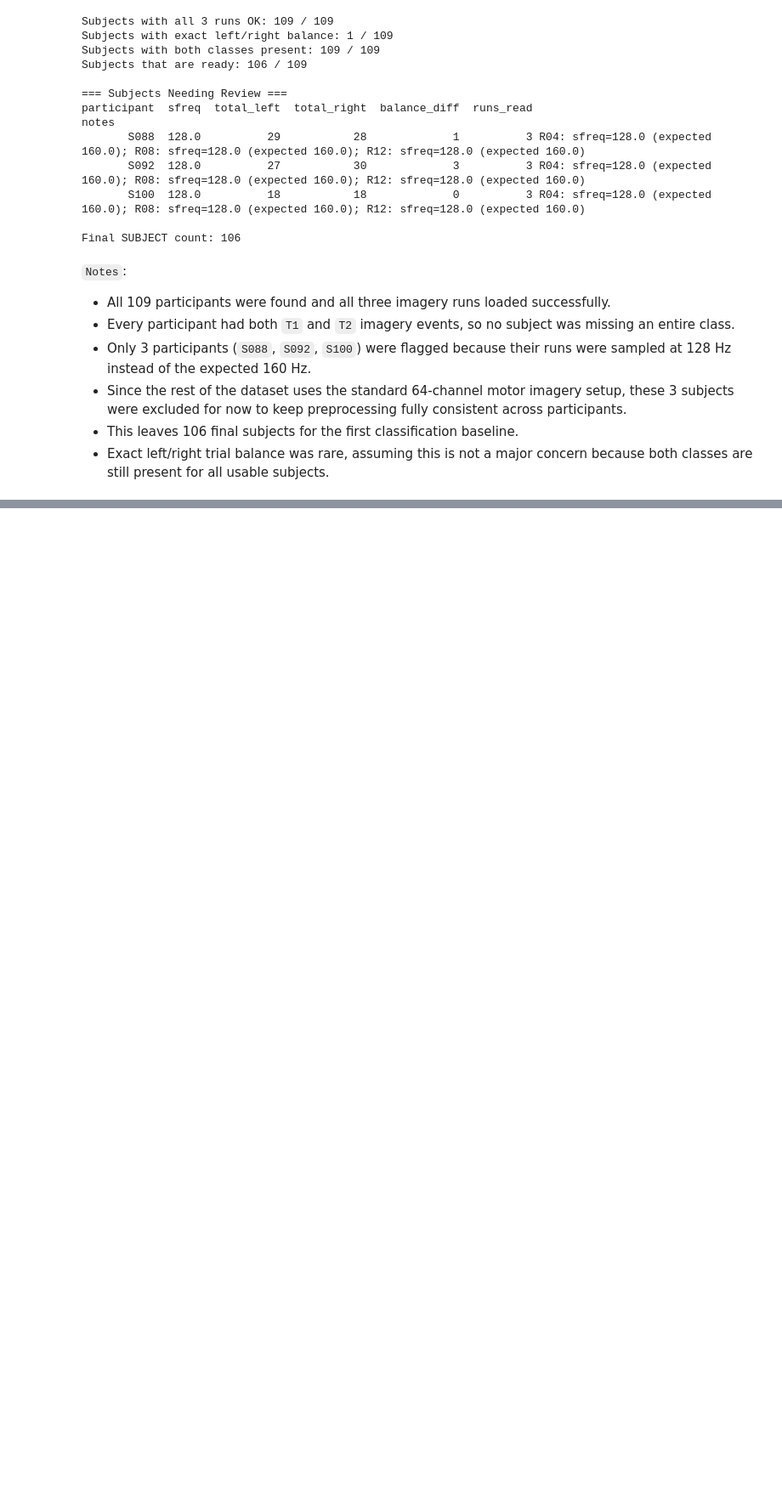
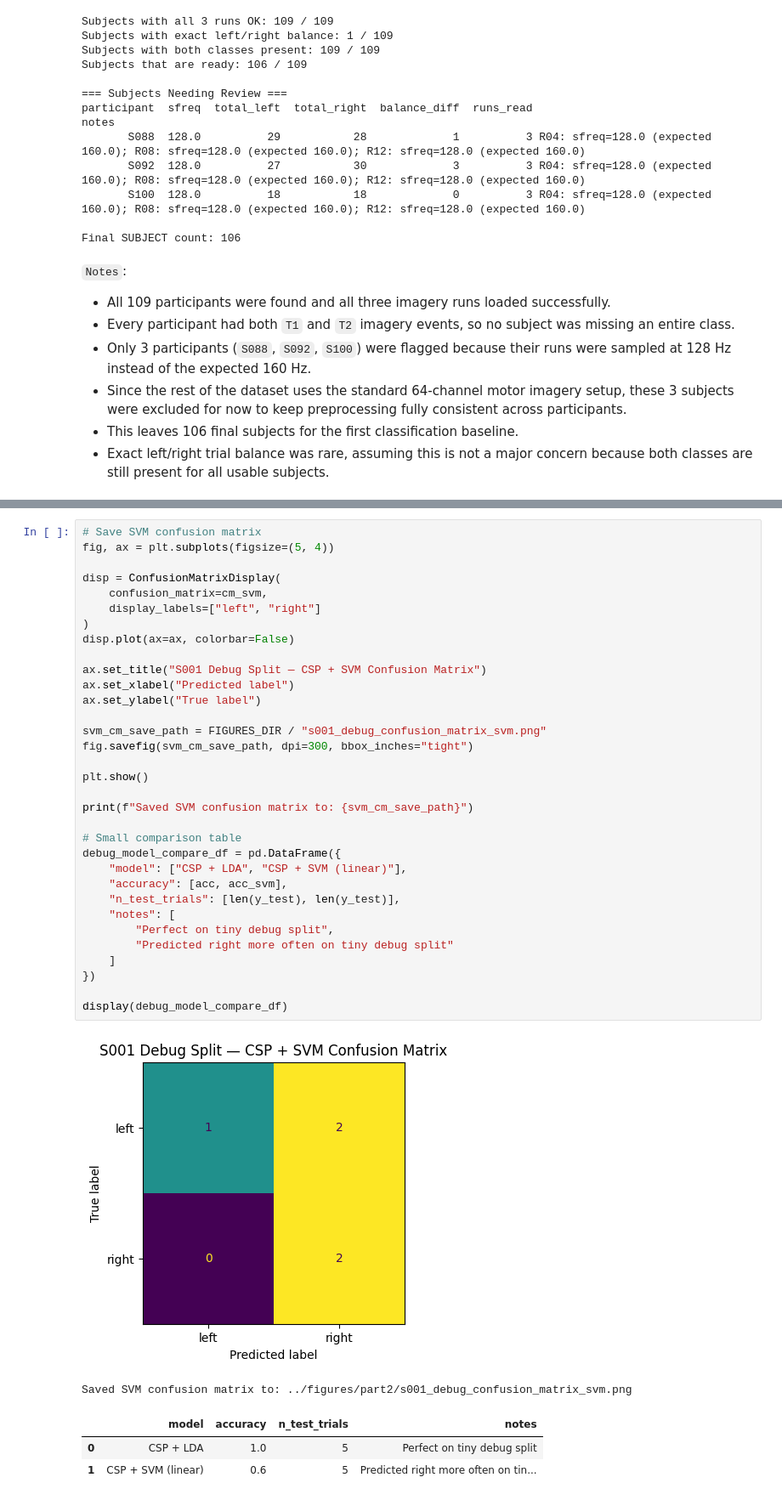
Before and after one commit to neehanthreddym/eeg-signal-processing-classification, a Jupyter notebook: notebooks/part2_motor_imagery.ipynb, the cells around one changed output, grey strips where cells are left out. Shown at 85% size. Cells and saved outputs as stored; diff of their text form; blank space fills up the shorter version.

```diff
--- a/notebooks/part2_motor_imagery.ipynb
+++ b/notebooks/part2_motor_imagery.ipynb
@@ -544,0 +1018,39 @@ Name: count, dtype: int64
+# %%
+# Save SVM confusion matrix
+fig, ax = plt.subplots(figsize=(5, 4))
+
+disp = ConfusionMatrixDisplay(
+    confusion_matrix=cm_svm,
+    display_labels=["left", "right"]
+)
+disp.plot(ax=ax, colorbar=False)
+
+ax.set_title("S001 Debug Split — CSP + SVM Confusion Matrix")
+ax.set_xlabel("Predicted label")
+ax.set_ylabel("True label")
+
+svm_cm_save_path = FIGURES_DIR / "s001_debug_confusion_matrix_svm.png"
+fig.savefig(svm_cm_save_path, dpi=300, bbox_inches="tight")
+
+plt.show()
+
+print(f"Saved SVM confusion matrix to: {svm_cm_save_path}")
+
+# Small comparison table
+debug_model_compare_df = pd.DataFrame({
+    "model": ["CSP + LDA", "CSP + SVM (linear)"],
+    "accuracy": [acc, acc_svm],
+    "n_test_trials": [len(y_test), len(y_test)],
+    "notes": [
+        "Perfect on tiny debug split",
+        "Predicted right more often on tiny debug split"
+    ]
+})
+
+display(debug_model_compare_df)
+# %% [output]
+[figure, added]
+Saved SVM confusion matrix to: ../figures/part2/s001_debug_confusion_matrix_svm.png
+|  | model | accuracy | n_test_trials | notes |
+| 0 | CSP + LDA | 1.0 | 5 | Perfect on tiny debug split |
+| 1 | CSP + SVM (linear) | 0.6 | 5 | Predicted right more often on tin... |
```
Also changed, not shown: parts of 83 cells of this notebook, 20 other files.
